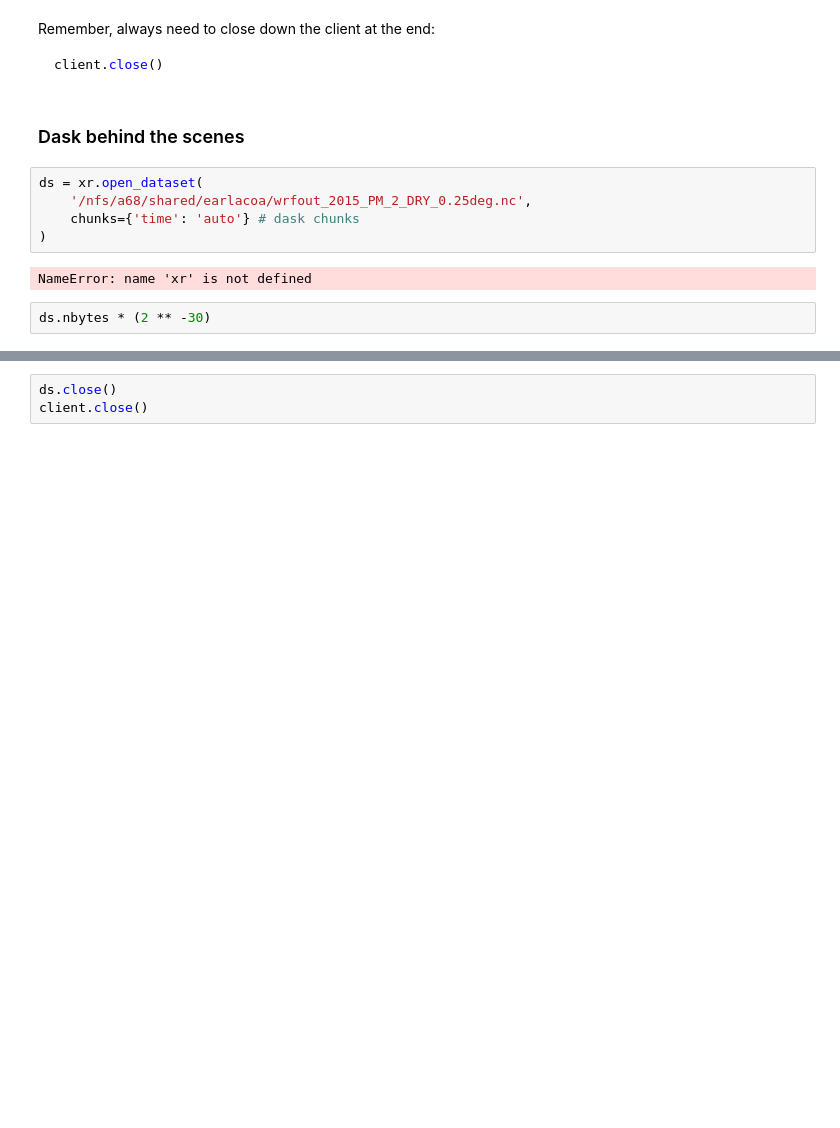
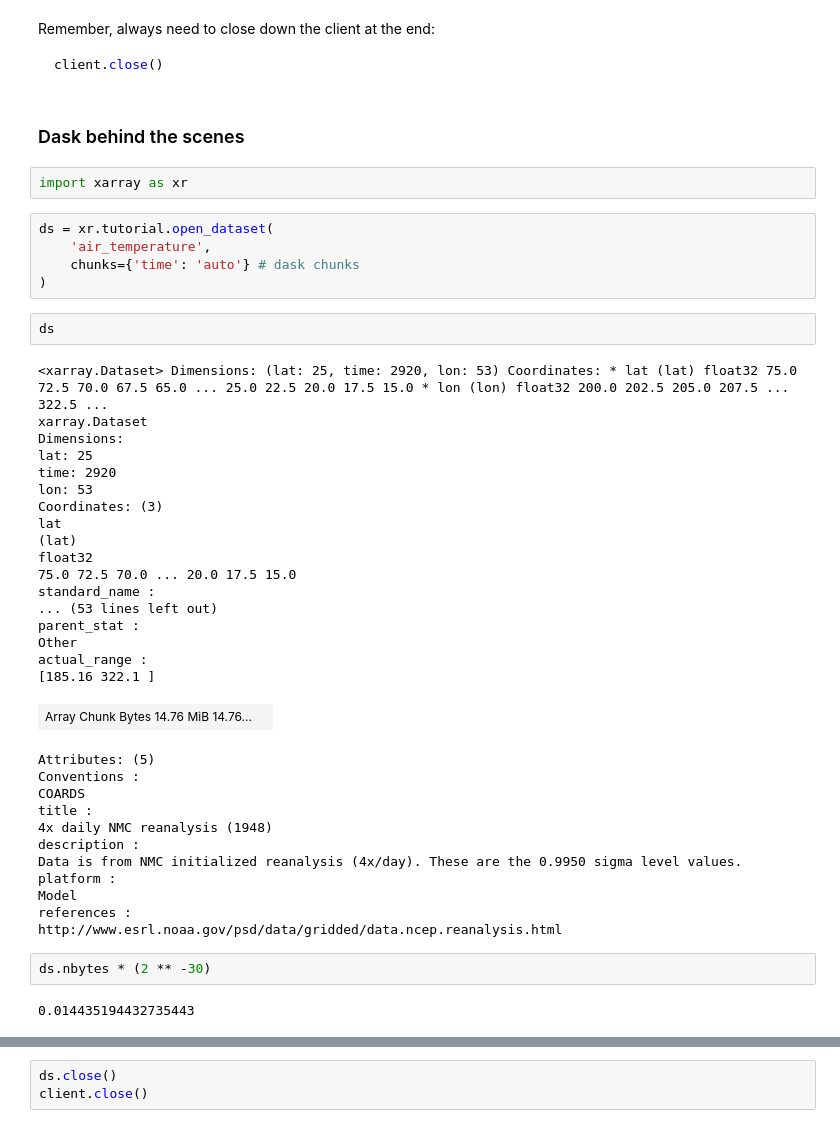
Before and after one commit to lukeconibear/swd6_hpp, a Jupyter notebook: docs/_build/jupyter_execute/06_parallelisation.ipynb, the cells around one changed output, grey strips where cells are left out. Saved outputs shown, nothing was run; the diff lists cells and outputs as text; blank space fills up the shorter version.

````diff
--- a/docs/_build/jupyter_execute/06_parallelisation.ipynb
+++ b/docs/_build/jupyter_execute/06_parallelisation.ipynb
@@ -54,14 +54,48 @@ client.close()
 ```
 # %% [markdown]
 ### Dask behind the scenes
+# %%
+import xarray as xr
 # %%
-ds = xr.open_dataset(
-    '/nfs/a68/shared/earlacoa/wrfout_2015_PM_2_DRY_0.25deg.nc',
+ds = xr.tutorial.open_dataset(
+    'air_temperature',
     chunks={'time': 'auto'} # dask chunks
 )
-# %% [output]
-NameError: name 'xr' is not defined
+# %%
+ds
+# %% [output]
+<xarray.Dataset> Dimensions: (lat: 25, time: 2920, lon: 53) Coordinates: * lat (lat) float32 75.0 72.5 70.0 67.5 65.0 ... 25.0 22.5 20.0 17.5 15.0 * lon (lon) float32 200.0 202.5 205.0 207.5 ... 322.5 ...
+xarray.Dataset
+Dimensions:
+lat: 25
+time: 2920
+lon: 53
+Coordinates: (3)
+lat
+(lat)
+float32
+75.0 72.5 70.0 ... 20.0 17.5 15.0
+standard_name :
+... (53 lines left out)
+parent_stat :
+Other
+actual_range :
+[185.16 322.1 ]
+| Array Chunk Bytes 14.76 MiB 14.76... |  |
+Attributes: (5)
+Conventions :
+COARDS
+title :
+4x daily NMC reanalysis (1948)
+description :
+Data is from NMC initialized reanalysis (4x/day). These are the 0.9950 sigma level values.
+platform :
+Model
+references :
+http://www.esrl.noaa.gov/psd/data/gridded/data.ncep.reanalysis.html
 # %%
 ds.nbytes * (2 ** -30)
+# %% [output]
+0.014435194432735443
 # %%
 %time ds_mean = ds.mean()
````
Also changed, not shown: parts of 18 cells of this notebook, 39 other files.
